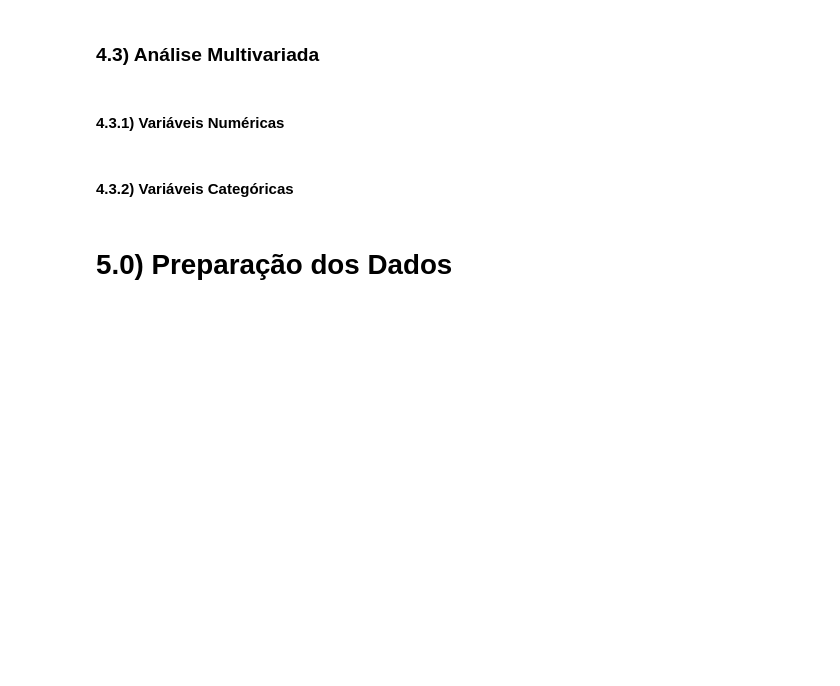
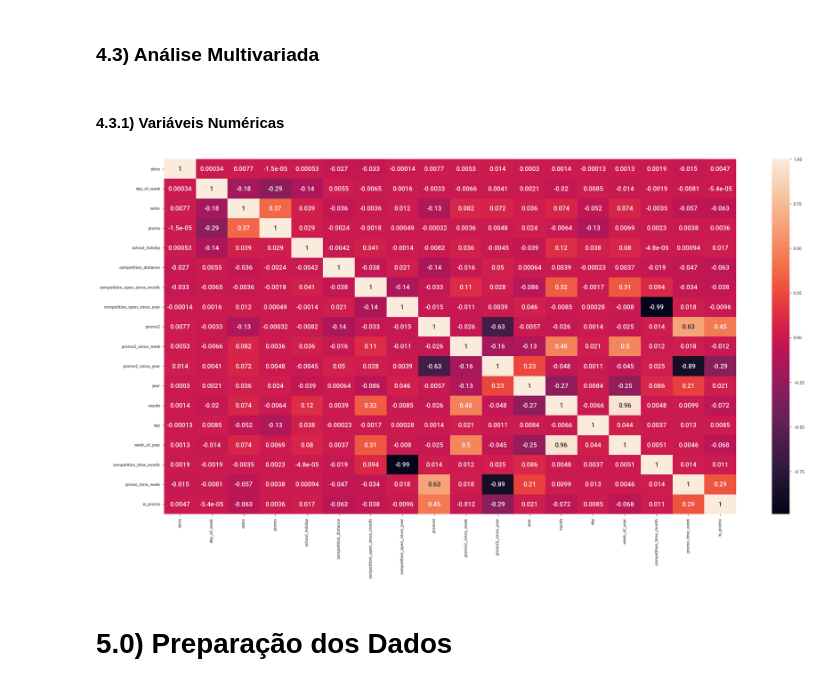
Before and after one commit to GustavoBarros11/rossmann_sales_forecast, a Jupyter notebook: reproducao.ipynb, the cells around one changed output. Cells and saved outputs as stored; diff of their text form; code cells hidden in the pictures; blank space fills up the shorter version.

```diff
--- a/reproducao.ipynb
+++ b/reproducao.ipynb
@@ -303,7 +314,10 @@ df3.drop(columns=cols_drop, inplace=True)
 ### 4.3) Análise Multivariada
 # %% [markdown]
 #### 4.3.1) Variáveis Numéricas
-# %% [markdown]
-#### 4.3.2) Variáveis Categóricas
+# %%
+corr = df4.select_dtypes(include=[float, int]).corr(method='pearson')
+sns.heatmap(corr, annot=True);
+# %% [output]
+[figure, added]
 # %% [markdown]
 # 5.0) Preparação dos Dados
```
Also changed, not shown: parts of 20 cells of this notebook, 1 other file.
